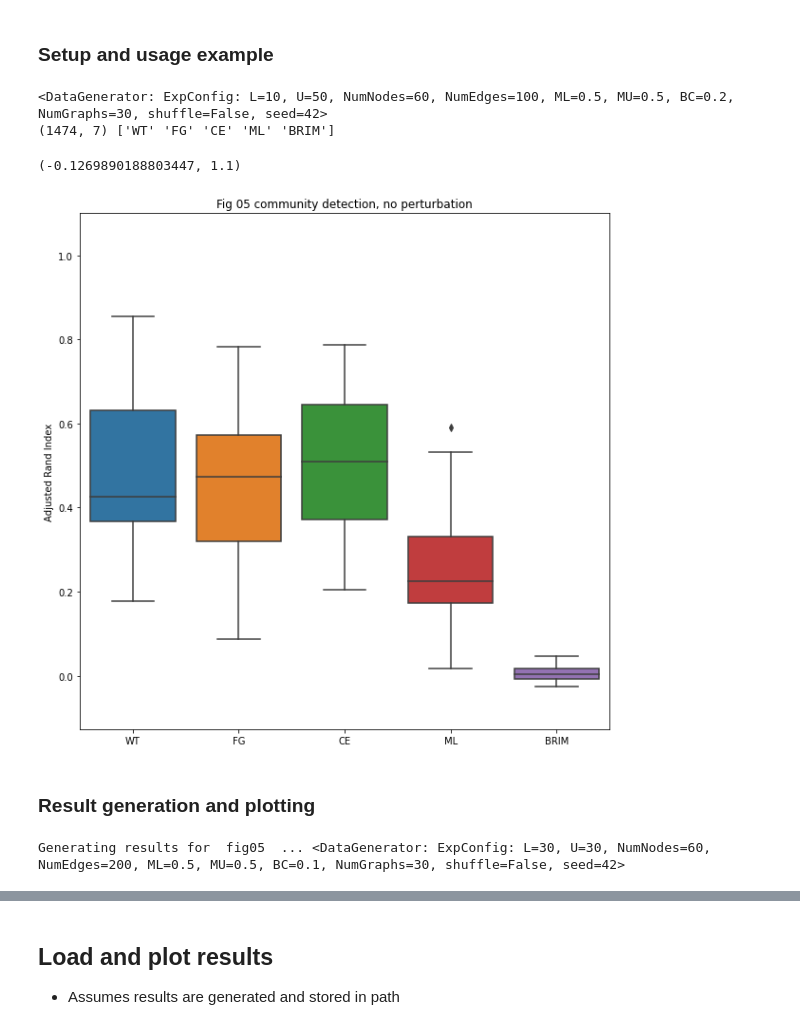
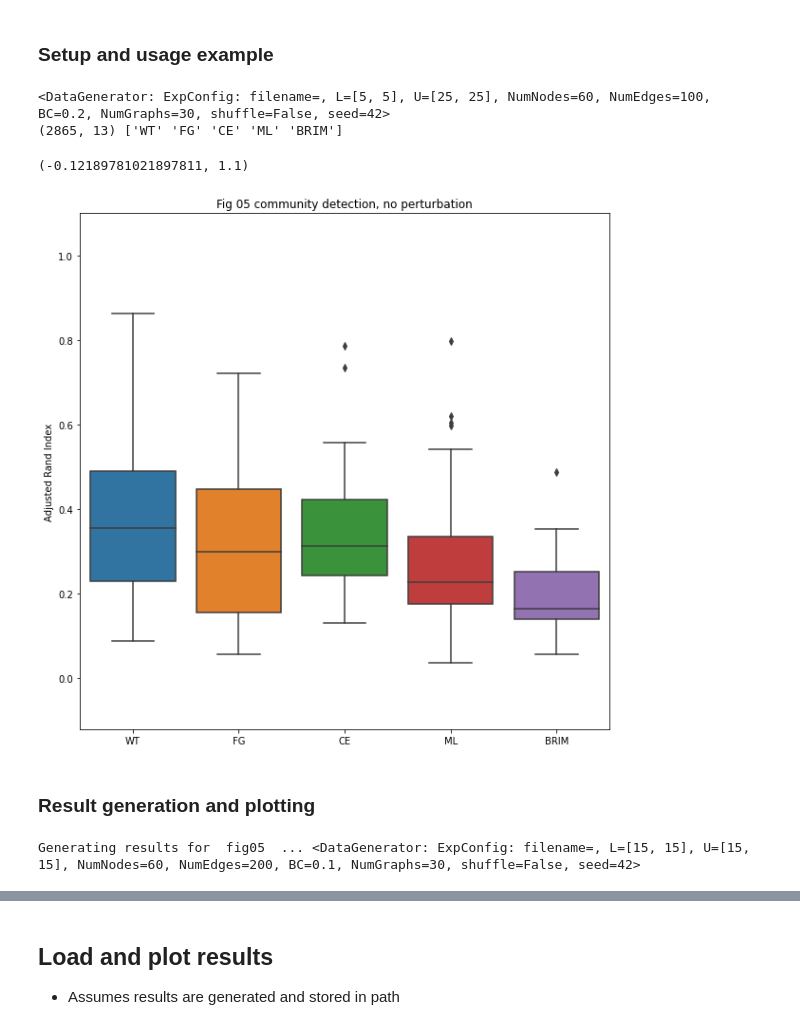
Before and after one commit to juliahandl/MEAN-partite, a Jupyter notebook: demos/paper_figures.ipynb, the cells around one changed output, grey strips where cells are left out. Cells and saved outputs as stored; diff of their text form; code cells hidden in the pictures.

```diff
--- a/demos/paper_figures.ipynb
+++ b/demos/paper_figures.ipynb
@@ -42,6 +42,6 @@ Fig 07  <ExpConfig: L=10, U=50, NumNodes=60, NumEdges=100, ML=0.5, MU=0.5, BC=0.
 # %%
 fig08_expconfig = ExpConfig(
-    L=10, U=50, NumEdges=100, ML=0.5, MU=0.5, BC=0.2, NumGraphs=ConfigNumGraphs,
+    L=[5,5], U=[25,25], NumEdges=100, BC=0.2, NumGraphs=ConfigNumGraphs,
     shuffle=False,
     seed=None,
 )
@@ -78,7 +78,7 @@ import pandas as pd
 
 
 from moo.multicriteria import ComDetMultiCriteria
-from moo.contestant import ComDetWalkTrap, ComDetFastGreedy, ComDetEdgeBetweenness, ComDetMultiLevel, ComDetBRIMNoPert
+from moo.contestant import ComDetWalkTrap, ComDetFastGreedy, ComDetEdgeBetweenness, ComDetMultiLevel, ComDetBRIM
 
 # Define algorithms to run
 algos = [
@@ -86,7 +86,7 @@ algos = [
     ComDetFastGreedy(name='FG'),
     ComDetEdgeBetweenness(name='CE'),
     ComDetMultiLevel(name='ML'),
-    ComDetBRIMNoPert(name='BRIM'),
+    ComDetBRIM(name='BRIM'),
     # ComDetMultiCriteria(name='3d', params = {'mode': '3d', 'popsize': 50, 'termination': None, 'save_history': False, 'seed': None}),
     # ComDetMultiCriteria(name='2d', params = {'mode': '2d', 'popsize': 50, 'termination': None, 'save_history': False, 'seed': None}),
 ]
@@ -97,37 +97,37 @@ df = pd.DataFrame(results) # Column names are inferred from the dictionaries' ke
 print(df.shape, df.name.unique())
 # df.head()
 
 # # Optional saving
 # path = "."
 # import os
 # os.makedirs(path, exist_ok=True) # Create the path if it does not exist
 # df.to_csv(os.path.join(path, 'results.csv'), index=None)
 
 # Extract best solutions for each graph/algorithm pair
 from moo.contestant import get_best_community_solutions, draw_best_community_solutions
 best_solutions = get_best_community_solutions(df)
 # Optional: Sort algorithms to match algorithm order in paper figures
 # algo_order = {'walktrap':1, 'fastgreedy':2, 'edgebetweenness':3, 'multilevel':4, 'brim':5, 'multicriteria_3d':5, 'multicriteria_2d':6}
 algo_order = {'WT':1, 'FG':2, 'CE':3, 'ML':4, 'BRIM':5, '3d':6, '2d':7} # DEfine required order here
 best_solutions['algo_order'] = best_solutions.name.map(algo_order)
 best_solutions.sort_values(by=['algo_order'], axis=0, ascending=True, inplace=True, ignore_index=True)
 # best_solutions.head()
 
 # Plot results
 import matplotlib.pyplot as plt
 from moo.contestant import draw_best_community_solutions
 fix, ax = plt.subplots(figsize=(10,10))
 ax, stats = draw_best_community_solutions(best_solutions, ax)
 ax.set_title("Fig 05 community detection, no perturbation")
 ax.set_xlabel("")
 ax.set_ylabel("Adjusted Rand Index")
 min_y = min(df.adj_rand_index.min(), 0) -0.1 # Accounts for BRIM results
 ax.set_ylim(min_y,1.1)
 # %% [output]
-<DataGenerator: ExpConfig: L=10, U=50, NumNodes=60, NumEdges=100, ML=0.5, MU=0.5, BC=0.2, NumGraphs=30, shuffle=False, seed=42>
-(1474, 7) ['WT' 'FG' 'CE' 'ML' 'BRIM']
+<DataGenerator: ExpConfig: filename=, L=[5, 5], U=[25, 25], NumNodes=60, NumEdges=100, BC=0.2, NumGraphs=30, shuffle=False, seed=42>
+(2865, 13) ['WT' 'FG' 'CE' 'ML' 'BRIM']
-(-0.1269890188803447, 1.1)
+(-0.12189781021897811, 1.1)
-[figure, old version]
+[figure, new version]
 # %% [markdown]
 ### Result generation and plotting
 # %%
@@ -140,7 +140,7 @@ algos = [
     ComDetFastGreedy(name='FG'),
     ComDetEdgeBetweenness(name='CE'),
     ComDetMultiLevel(name='ML'),
-    ComDetBRIMNoPert(name='BRIM'),
+    ComDetBRIM(name='BRIM'),
     ComDetMultiCriteria(name='3d', params = {'mode': '3d', 'popsize': 50, 'termination': get_termination('n_gen', 50), 'save_history': False, 'seed': None}),
     ComDetMultiCriteria(name='2d', params = {'mode': '2d', 'popsize': 50, 'termination': get_termination('n_gen', 50), 'save_history': False, 'seed': None}),
 ]
@@ -158,7 +158,7 @@ for expconfig, tag in zip(expconfigs, tags):
     df.to_csv(os.path.join(path, f'results_{tag}_nopert.csv'), index=None)
     pickle.dump(df, open(os.path.join(path, f'results_{tag}_brim_nopert.pickle'), 'wb'))
 # %% [output]
-Generating results for  fig05  ... <DataGenerator: ExpConfig: L=30, U=30, NumNodes=60, NumEdges=200, ML=0.5, MU=0.5, BC=0.1, NumGraphs=30, shuffle=False, seed=42>
+Generating results for  fig05  ... <DataGenerator: ExpConfig: filename=, L=[15, 15], U=[15, 15], NumNodes=60, NumEdges=200, BC=0.1, NumGraphs=30, shuffle=False, seed=42>
 # %%
 # Extract best solutions for each graph/algorithm pair
 from moo.contestant import get_best_community_solutions, draw_best_community_solutions
```
Also changed, not shown: parts of 8 cells of this notebook, 19 other files.
